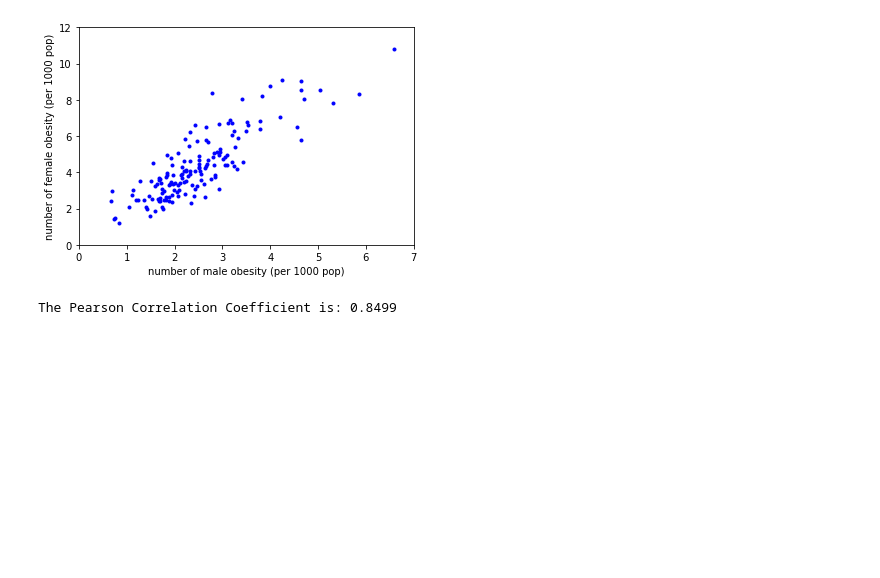
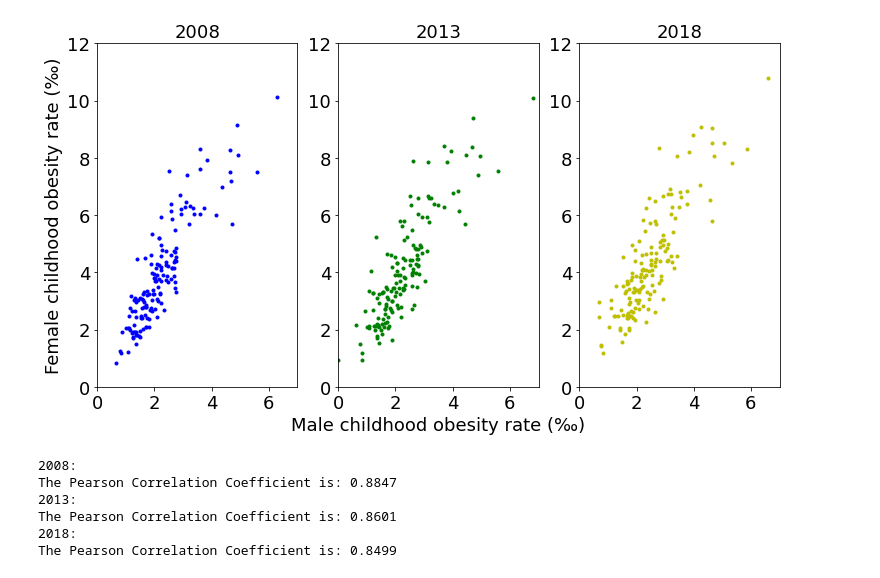
Before and after one commit to LingruFeng/QM_coursework1, a Jupyter notebook: QM_coursework1.ipynb, the cells around one changed output. Drawn from its saved outputs; the diff is of its cells as text; code cells hidden in the pictures; blank space fills up the shorter version.

```diff
--- a/QM_coursework1.ipynb
+++ b/QM_coursework1.ipynb
@@ -107,27 +178,60 @@ Number of areas that the female obesity rate is higher than male obesity rate: 1
 Number of areas that the female obesity rate is lower than male obesity rate: 2
 The proportion of the area female obesity rate is higher: 0.9868
 The proportion of the area male obesity rate is higher: 0.0132
-# %%
-# Plot a scatter diagram
-# Creates the endpoints of the best-fit line
-x_lobf = [min(df['2018_male_rate_per1000']),max(df['2018_male_rate_per1000'])]
-y_lobf = [x_lobf[0]*gradient + intercept,x_lobf[1]*gradient + intercept]
-#set the axis limits
-x_min,x_max = 0,7
-y_min,y_max = 0,12
-plt.xlim([x_min,x_max])
-plt.ylim([y_min,y_max])
-# Create and save the plot
-plt.plot(df['2018_male_rate_per1000'],Y_2018_female_rate,'b.')
-plt.xlabel('number of male obesity (per 1000 pop)')
-plt.ylabel('number of female obesity (per 1000 pop)')
-plt.savefig('scatter_plot')
-# %% [output]
-[figure, removed]
+# %%
+# Plot a scatter diagram of independent variables and dependent varibles
+plt.figure(figsize=(10.5,6))
+ax1 = plt.subplot(1,3,1)
+ax2 = plt.subplot(1,3,2)
+ax3 = plt.subplot(1,3,3)
+my_x_ticks = np.arange(0, 7, 2)
+
+plt.sca(ax1)
+plt.xlim([0,7])
+plt.ylim([0,12])
+plt.title('2008',fontsize=18)
+plt.xticks(my_x_ticks)
+plt.tick_params(labelsize=18)
+plt.ylabel('Female childhood obesity rate (‰)',fontsize=18)
+plt.plot(df['2008_male_rate_per1000'],df['2008_female_rate_per1000'],'b.',label='2018')
+
+plt.sca(ax2)
+plt.xlim([0,7])
+plt.ylim([0,12])
+plt.title('2013',fontsize=18)
+plt.xticks(my_x_ticks)
+plt.tick_params(labelsize=18)
+plt.xlabel("Male childhood obesity rate (‰)",fontsize=18)
+plt.plot(df['2013_male_rate_per1000'],df['2013_female_rate_per1000'],'g.',label='2018')
+
+plt.sca(ax3)
+plt.xlim([0,7])
+plt.ylim([0,12])
+plt.title('2018',fontsize=18)
+plt.xticks(my_x_ticks)
+plt.tick_params(labelsize=18)
+plt.plot(df['2018_male_rate_per1000'],df['2018_female_rate_per1000'],'y.',label='2018')
+plt.tight_layout()
+
+# And save the plot
+plt.savefig('scatter_plot')
+# %% [output]
+[figure, added]
 # %%
 # Caculate the Pearson Correlation Coefficient between male and female rate
-r = np.corrcoef(df['2018_male_rate_per1000'], df['2018_female_rate_per1000'])
-print('The Pearson Correlation Coefficient is:',round(r[0][1],4)
-#当相关系数为1时，成为完全正相关；当相关系数为-1时，成为完全负相关；相关系数的绝对值越大，相关性越强；相关系数越接近于0，相关度越弱。
+r_2008 = np.corrcoef(df['2008_male_rate_per1000'], df['2008_female_rate_per1000'])
+r_2013 = np.corrcoef(df['2013_male_rate_per1000'], df['2013_female_rate_per1000'])
+r_2018 = np.corrcoef(df['2018_male_rate_per1000'], df['2018_female_rate_per1000'])
+print('2008:')
+print('The Pearson Correlation Coefficient is:',round(r_2008[0][1],4))
+print('2013:')
+print('The Pearson Correlation Coefficient is:',round(r_2013[0][1],4))
+print('2018:')
+print('The Pearson Correlation Coefficient is:',round(r_2018[0][1],4))
 # %% [output]
+2008:
+The Pearson Correlation Coefficient is: 0.8847
+2013:
+The Pearson Correlation Coefficient is: 0.8601
+2018:
 The Pearson Correlation Coefficient is: 0.8499
```
Also changed, not shown: parts of 19 cells of this notebook.
